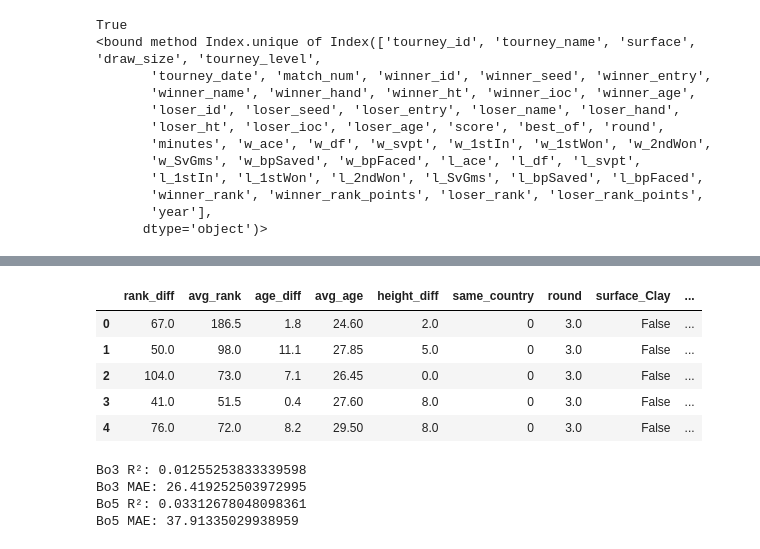
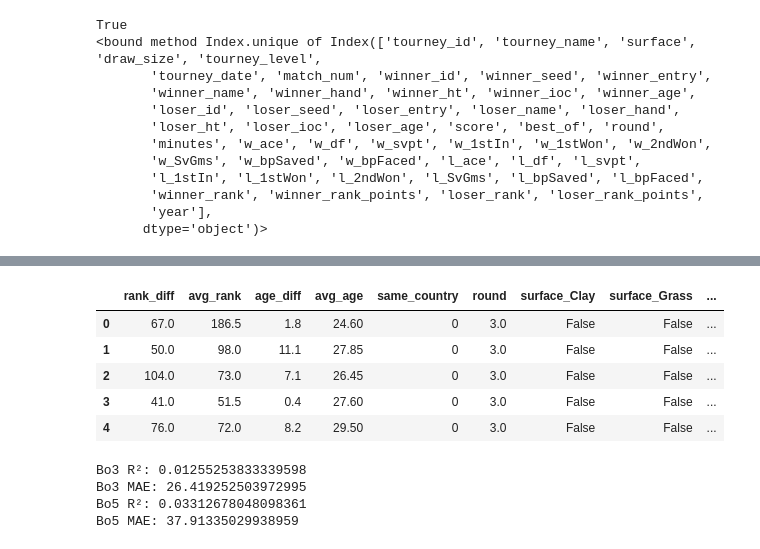
Before and after one commit to valipieri/DSF-projekt-, a Jupyter notebook: DSF/dsf_project_two.ipynb, the cells around one changed output, grey strips where cells are left out. Cells and saved outputs as stored; diff of their text form; code cells hidden in the pictures.

```diff
--- a/DSF/dsf_project_two.ipynb
+++ b/DSF/dsf_project_two.ipynb
@@ -128,9 +128,6 @@ df["avg_rank"] = (df["winner_rank"] + df["loser_rank"]) / 2
 # Age features
 df["age_diff"] = (df["winner_age"] - df["loser_age"]).abs()
 df["avg_age"] = (df["winner_age"] + df["loser_age"]) / 2
-
-# Height diff (if available)
-df["height_diff"] = (df["winner_ht"] - df["loser_ht"]).abs()
 
 # Seed diff (as seeds are often non existent, we replace NaNs with 0s)
 df["winner_seed"] = df["winner_seed"].fillna(0)
@@ -156,38 +153,37 @@ df.head()
 # %%
 # Prepareing features for modeling
 
 # One-hot encode surface & tourney level
 df = pd.get_dummies(df, columns=["surface"], prefix="surface")
 df = pd.get_dummies(df, columns=["tourney_level"], prefix="tourney_level")
 
 # Expected dummy columns
 surface_cols = ["surface_Clay", "surface_Grass", "surface_Hard"]
 tourney_cols = ["tourney_level_A", "tourney_level_G", "tourney_level_M"]
 
 # we add missing columns with zeros
 for col in surface_cols + tourney_cols:
     if col not in df.columns:
         df[col] = 0
 
 # Final feature list
 feature_cols = [
     "rank_diff", "avg_rank",
-    "age_diff", "avg_age",
-    "height_diff", "same_country",
+    "age_diff", "avg_age", "same_country",
     "round"
 ] + surface_cols + tourney_cols
 
 # we fill missing values
 df[feature_cols] = df[feature_cols].fillna(0)
 
 df[feature_cols].head()
 # %% [output]
-|  | rank_diff | avg_rank | age_diff | avg_age | height_diff | same_country | round | surface_Clay | ... |
-| 0 | 67.0 | 186.5 | 1.8 | 24.60 | 2.0 | 0 | 3.0 | False | ... |
-| 1 | 50.0 | 98.0 | 11.1 | 27.85 | 5.0 | 0 | 3.0 | False | ... |
-| 2 | 104.0 | 73.0 | 7.1 | 26.45 | 0.0 | 0 | 3.0 | False | ... |
-| 3 | 41.0 | 51.5 | 0.4 | 27.60 | 8.0 | 0 | 3.0 | False | ... |
-| 4 | 76.0 | 72.0 | 8.2 | 29.50 | 8.0 | 0 | 3.0 | False | ... |
+|  | rank_diff | avg_rank | age_diff | avg_age | same_country | round | surface_Clay | surface_Grass | ... |
+| 0 | 67.0 | 186.5 | 1.8 | 24.60 | 0 | 3.0 | False | False | ... |
+| 1 | 50.0 | 98.0 | 11.1 | 27.85 | 0 | 3.0 | False | False | ... |
+| 2 | 104.0 | 73.0 | 7.1 | 26.45 | 0 | 3.0 | False | False | ... |
+| 3 | 41.0 | 51.5 | 0.4 | 27.60 | 0 | 3.0 | False | False | ... |
+| 4 | 76.0 | 72.0 | 8.2 | 29.50 | 0 | 3.0 | False | False | ... |
 # %%
 # Split by format
 df_bo3 = df[df["best_of"] == 3].copy()
```
Also changed, not shown: parts of 7 cells of this notebook.
